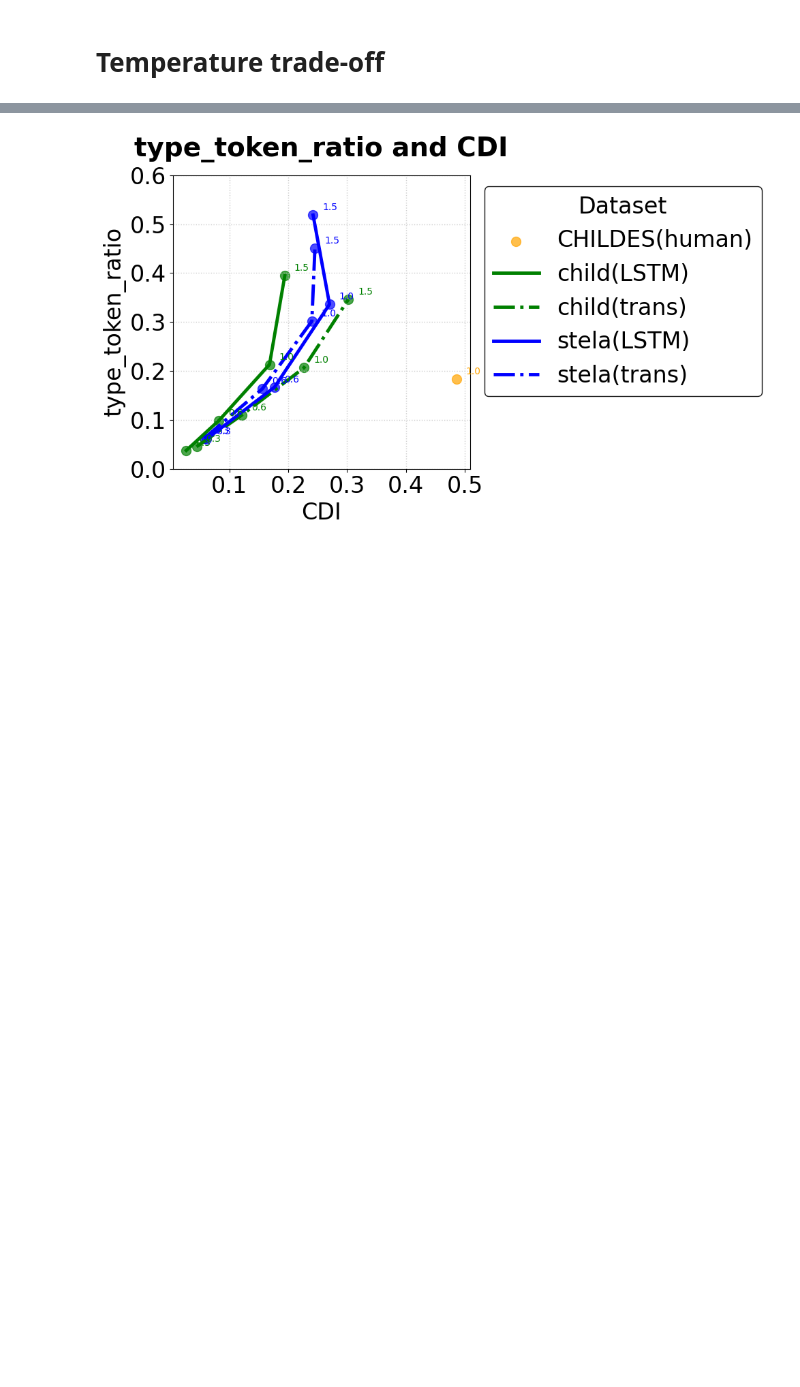
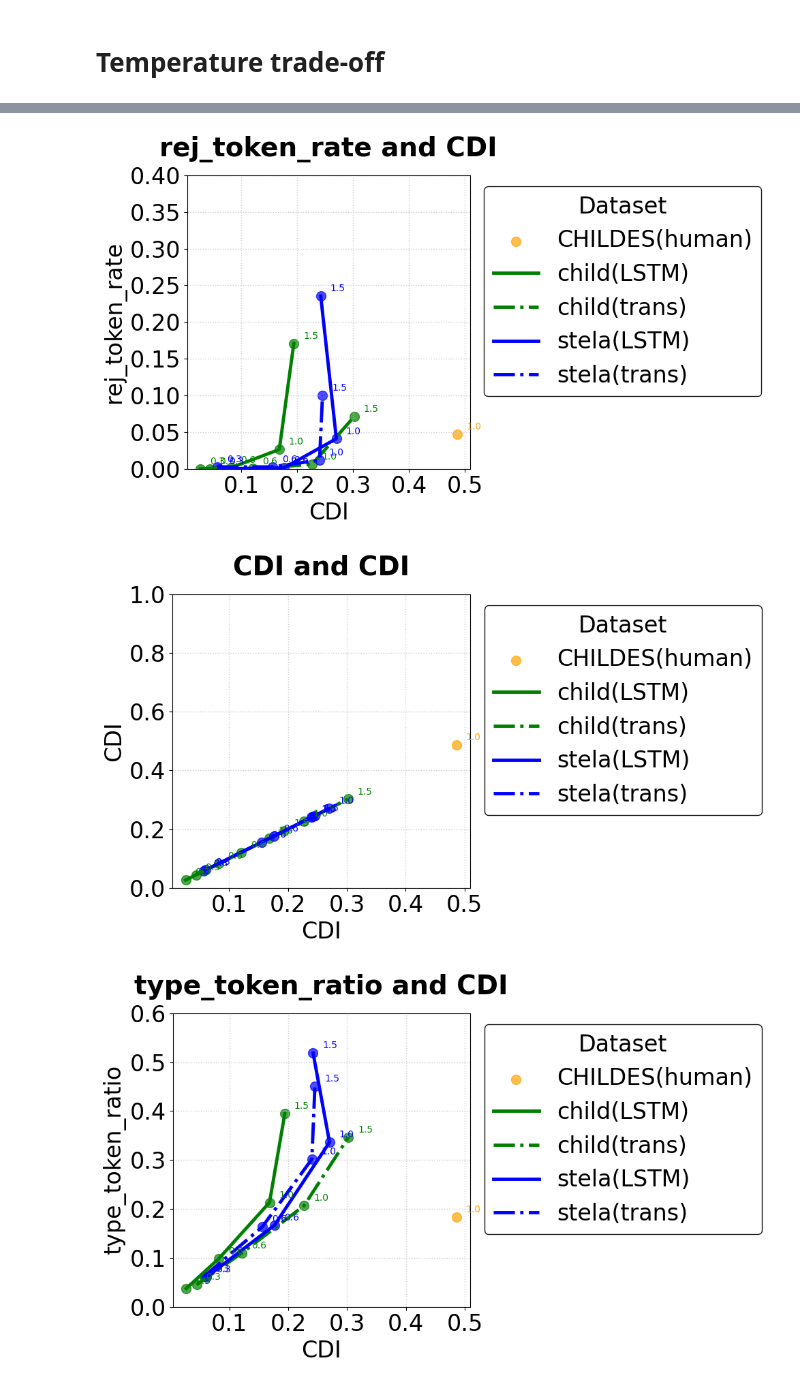
Before and after one commit to nhamilakis/Lexical-benchmark, a Jupyter notebook: notebooks/paper_fig.ipynb, the cells around one changed output, grey strips where cells are left out. Cells and saved outputs as stored; diff of their text form; code cells hidden in the pictures; blank space fills up the shorter version.

```diff
--- a/notebooks/paper_fig.ipynb
+++ b/notebooks/paper_fig.ipynb
@@ -315,9 +315,9 @@ class DataLoader:
         group_header_lst = copy.deepcopy(group_header)
         group_header_lst.append(x_header)
         if y_header:
-            stats = df.groupby(group_header_lst)[y_header].agg(["mean", "std", "count"]).reset_index()
+            stats = df.groupby(group_header_lst)[y_header].agg(["mean", "std", "count", "min", "max"]).reset_index()
         else:
-            stats = df.groupby(group_header_lst).agg(["mean", "std", "count"]).reset_index()
+            stats = df.groupby(group_header_lst).agg(["mean", "std", "count", "count", "min", "max"]).reset_index()
         stats["ci"] = 1.96 * stats["std"] / np.sqrt(stats["count"])
         return stats
 
@@ -922,6 +929,7 @@ def plot_scatters(df: pd.DataFrame, x_header: str, y_header: str, group_header:
     """Plot multiple curves by different groups with confidence intervals."""
     plt.figure(figsize=[10, 6])
     df_stats = DataLoader.calculate_statistics(df, [group_header, "temp"], x_header, y_header)
+    # save the results to
     unique_conditions = df_stats[group_header].unique()
 
     for condition in unique_conditions:
@@ -929,9 +937,9 @@ def plot_scatters(df: pd.DataFrame, x_header: str, y_header: str, group_header:
         plot_condition_scatter(subset, condition, x_header, y_header="mean")
 
     configure_plot_style(x_label=x_header, y_label=y_header, fig_title=f"{y_header} and CDI", legend_title="Dataset", grid=True, out_path=out_path, ylim=y_lim)
+    return df_stats
 
-
-def compare_temp(raw_data_path: str):
+def compare_temp(raw_data_path: Path,stat_path:Path):
     """Load data and plot final results."""
     # load data
     raw_data = pd.read_csv(raw_data_path)
@@ -939,8 +947,15 @@ def compare_temp(raw_data_path: str):
     # Sort by month and combine dataset + model_type for labels
     df = df.sort_values("month")
     df["condition"] = df["dataset"] + "(" + df["model_type"] + ")"
-
-    metric_dict = {"type_token_ratio": [0, 0.6], "rej_type_rate": [0, 0.4], "rej_token_rate": [0, 0.4]}
+    stat_all = pd.DataFrame()
+    metric_dict = {"type_token_ratio": [0, 0.6], "rej_type_rate": [0, 0.4], "rej_token_rate": [0, 0.4], "CDI": [0, 1]}
     for metric, ylim in metric_dict.items():
         sel_df = DataLoader.load_temp_df(df, x_header="CDI", y_header=metric)
-        plot_scatters(df=sel_df, x_header="CDI", y_header=metric, group_header="condition", y_lim=ylim)
+        df_stats = plot_scatters(df=sel_df, x_header="CDI", y_header=metric, group_header="condition", y_lim=ylim)
+        df_stats['metric'] = metric
+        stat_all = pd.concat([stat_all,df_stats])
+# %%
+sampling_ratio = 4
+raw_data_path = data_root/f"CDI_new/CDI_{sampling_ratio}/metric_1000_4.csv"
+compare_temp(raw_data_path,data_root/"stat/mean_stat.csv")
+# %% [output]
@@ -947,3 +964,5 @@ def compare_temp(raw_data_path: str):
+[figure, added]
+[figure, added]
 # %%
 sampling_ratio = 4
 raw_data_path = f"/Users/jliu/workspace/lexical_bencmark/dataset/CDI_new/CDI_{sampling_ratio}/metric_1000_4.csv"
```
Also changed, not shown: parts of 2 cells of this notebook, 3 other files.
